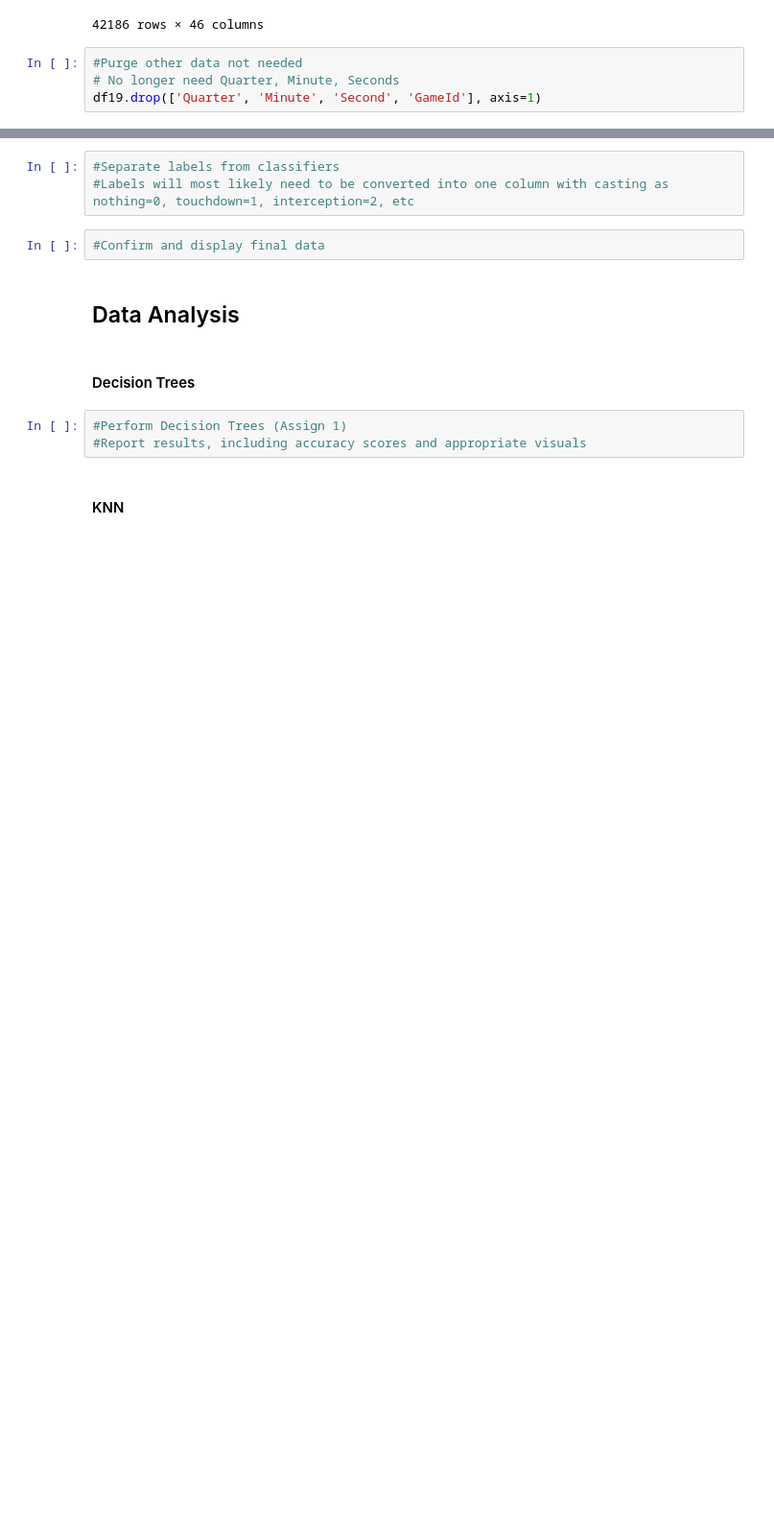
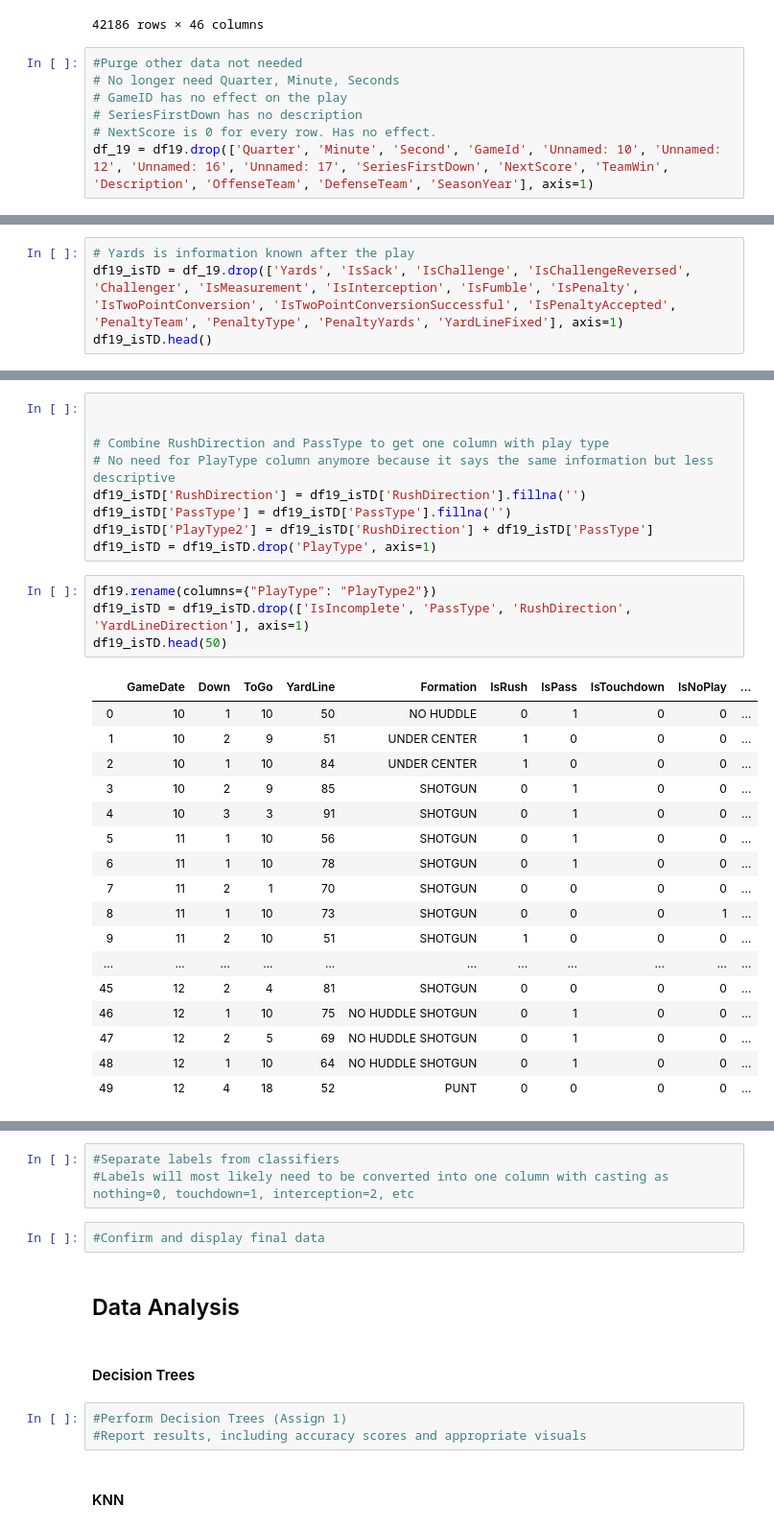
Before and after one commit to BryceHolladay/dataanalproj, a Jupyter notebook: Data Analytics Project.ipynb, the cells around one changed output, grey strips where cells are left out. Shown at 96% size. Cells and saved outputs as stored; diff of their text form; blank space fills up the shorter version.

```diff
--- a/Data Analytics Project.ipynb
+++ b/Data Analytics Project.ipynb
@@ -65,4 +65,7 @@ df19.rename(columns={"GameDate": "GameMonth"})
 # %%
 #Purge other data not needed
 # No longer need Quarter, Minute, Seconds
-df19.drop(['Quarter', 'Minute', 'Second', 'GameId'], axis=1)
+# GameID has no effect on the play
+# SeriesFirstDown has no description
+# NextScore is 0 for every row. Has no effect.
+df_19 = df19.drop(['Quarter', 'Minute', 'Second', 'GameId', 'Unnamed: 10', 'Unnamed: 12', 'Unnamed: 16', 'Unnamed: 17', 'SeriesFirstDown', 'NextScore', 'TeamWin', 'Description', 'OffenseTeam', 'DefenseTeam', 'SeasonYear'], axis=1)
@@ -82,0 +72,4 @@ df19.drop(['Quarter', 'Minute', 'Second', 'GameId'], axis=1)
+# %%
+# Yards is information known after the play
+df19_isTD = df_19.drop(['Yards', 'IsSack', 'IsChallenge', 'IsChallengeReversed', 'Challenger', 'IsMeasurement', 'IsInterception', 'IsFumble', 'IsPenalty', 'IsTwoPointConversion', 'IsTwoPointConversionSuccessful', 'IsPenaltyAccepted', 'PenaltyTeam', 'PenaltyType', 'PenaltyYards', 'YardLineFixed'], axis=1)
+df19_isTD.head()
@@ -82,0 +83,31 @@ df19.drop(['Quarter', 'Minute', 'Second', 'GameId'], axis=1)
+# %%
+
+
+# Combine RushDirection and PassType to get one column with play type
+# No need for PlayType column anymore because it says the same information but less descriptive
+df19_isTD['RushDirection'] = df19_isTD['RushDirection'].fillna('')
+df19_isTD['PassType'] = df19_isTD['PassType'].fillna('')
+df19_isTD['PlayType2'] = df19_isTD['RushDirection'] + df19_isTD['PassType']
+df19_isTD = df19_isTD.drop('PlayType', axis=1)
+# %%
+df19.rename(columns={"PlayType": "PlayType2"})
+df19_isTD = df19_isTD.drop(['IsIncomplete', 'PassType', 'RushDirection', 'YardLineDirection'], axis=1)
+df19_isTD.head(50)
+# %% [output]
+|  | GameDate | Down | ToGo | YardLine | Formation | IsRush | IsPass | IsTouchdown | IsNoPlay | ... |
+| 0 | 10 | 1 | 10 | 50 | NO HUDDLE | 0 | 1 | 0 | 0 | ... |
+| 1 | 10 | 2 | 9 | 51 | UNDER CENTER | 1 | 0 | 0 | 0 | ... |
+| 2 | 10 | 1 | 10 | 84 | UNDER CENTER | 1 | 0 | 0 | 0 | ... |
+| 3 | 10 | 2 | 9 | 85 | SHOTGUN | 0 | 1 | 0 | 0 | ... |
+| 4 | 10 | 3 | 3 | 91 | SHOTGUN | 0 | 1 | 0 | 0 | ... |
+| 5 | 11 | 1 | 10 | 56 | SHOTGUN | 0 | 1 | 0 | 0 | ... |
+| 6 | 11 | 1 | 10 | 78 | SHOTGUN | 0 | 1 | 0 | 0 | ... |
+| 7 | 11 | 2 | 1 | 70 | SHOTGUN | 0 | 0 | 0 | 0 | ... |
+| 8 | 11 | 1 | 10 | 73 | SHOTGUN | 0 | 0 | 0 | 1 | ... |
+| 9 | 11 | 2 | 10 | 51 | SHOTGUN | 1 | 0 | 0 | 0 | ... |
+| ... | ... | ... | ... | ... | ... | ... | ... | ... | ... | ... |
+| 45 | 12 | 2 | 4 | 81 | SHOTGUN | 0 | 0 | 0 | 0 | ... |
+| 46 | 12 | 1 | 10 | 75 | NO HUDDLE SHOTGUN | 0 | 1 | 0 | 0 | ... |
+| 47 | 12 | 2 | 5 | 69 | NO HUDDLE SHOTGUN | 0 | 1 | 0 | 0 | ... |
+| 48 | 12 | 1 | 10 | 64 | NO HUDDLE SHOTGUN | 0 | 1 | 0 | 0 | ... |
+| 49 | 12 | 4 | 18 | 52 | PUNT | 0 | 0 | 0 | 0 | ... |
```
Also changed, not shown: parts of 10 cells of this notebook.
